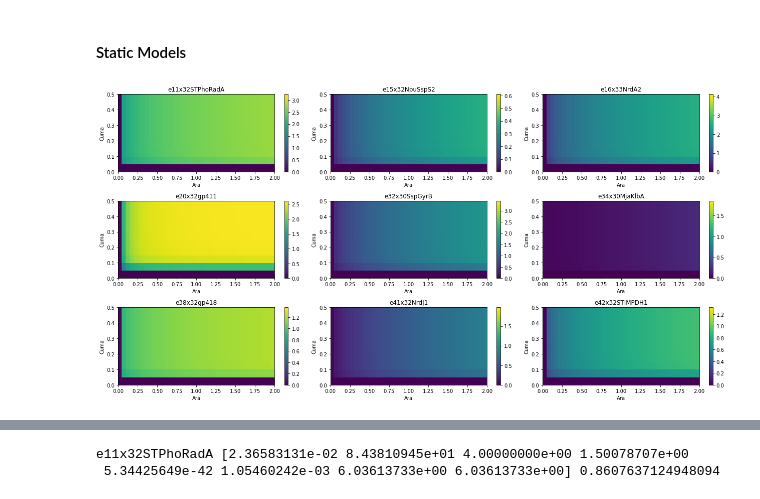
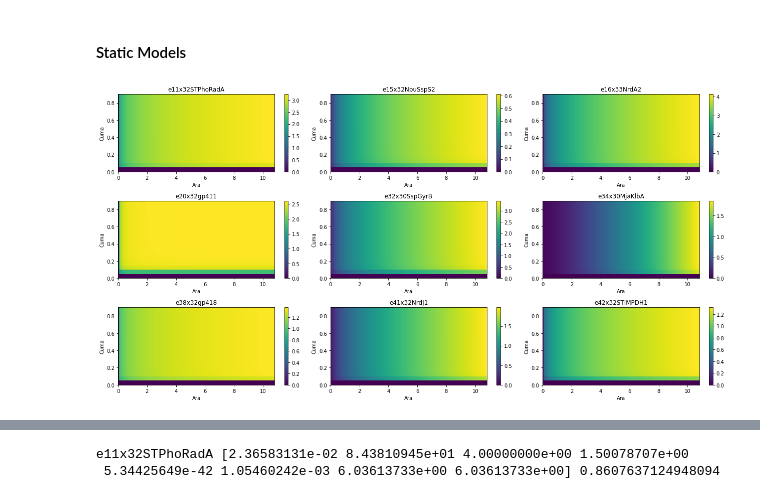
Before and after one commit to rmardian/intein-based-circuits, a Jupyter notebook: Steady-State Model.ipynb, the cells around one changed output, grey strips where cells are left out. Cells and saved outputs as stored; diff of their text form; code cells hidden in the pictures.

```diff
--- a/Steady-State Model.ipynb
+++ b/Steady-State Model.ipynb
@@ -147,34 +147,36 @@ def plot_colormap(fluos, gates, num_row, num_col, ind1, ind2):
             y_pred_ = hill_activation_and(x_, *popt)
 
             cf = ax.pcolormesh(x2_, x1_, y_pred_.reshape(-1, len(arr_ind1)), cmap='viridis')
             f.colorbar(cf, ax=ax)
 
+            #sns.heatmap(y_pred_.reshape(-1, len(arr_ind1)), ax=ax)
+
             #plt.clim(0, 5)
             #ax.axvline(h, color='red')
             #ax.axhline(h, color='red')
 
             #ax.axvline(0.01866272721909743, color='red')
             #ax.axvline(1.365845205649679e-12, color='red')
             #ax.axvline(3.575023694350424e-27, color='red')
             #ax.axvline(2.9144583244448006e-14, color='red')
             #ax.axvline(1.302244740421529, color='red')
             #ax.axvline(1.8474063001429318e-17, color='red')
             #ax.axvline(0.1215231788079449, color='red')
 
-            ax.set_xlim([0, 2])
-            ax.set_ylim([0, 0.5])
+            #ax.set_xlim([0, 2])
+            #ax.set_ylim([0, 0.5])
 
             ax.set_xlabel('Ara')
             ax.set_ylabel('Cuma')
             ax.set_title(gate)
         else:
             ax.set_visible(False)
     plt.tight_layout()
     plt.show()
 
     return hill_params
 
 hill_params = plot_colormap(rpus, gates, 3, 3, np.round(cumas_rpu, 2), np.round(aras_rpu, 2))
 # %% [output]
-[figure, old version]
+[figure, new version]
 # %%
```
Also changed, not shown: parts of 6 cells of this notebook, 2 other files.
